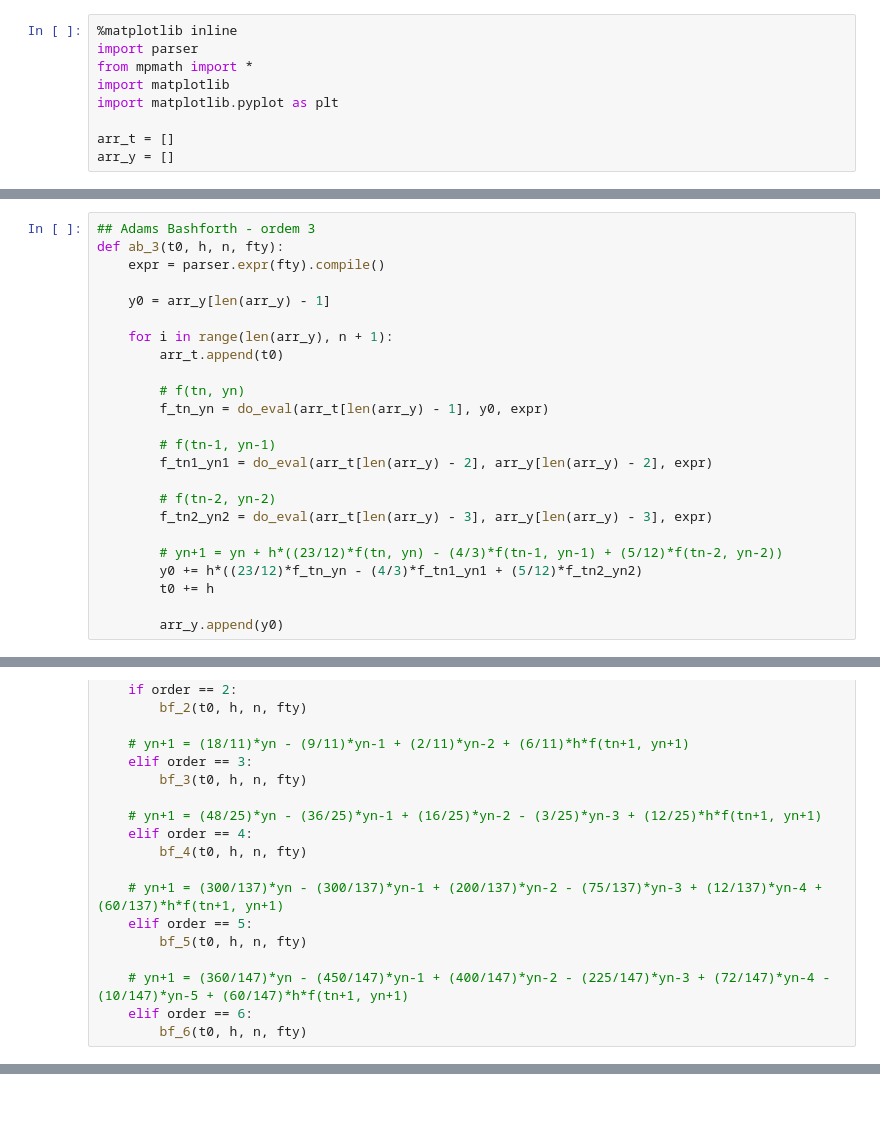
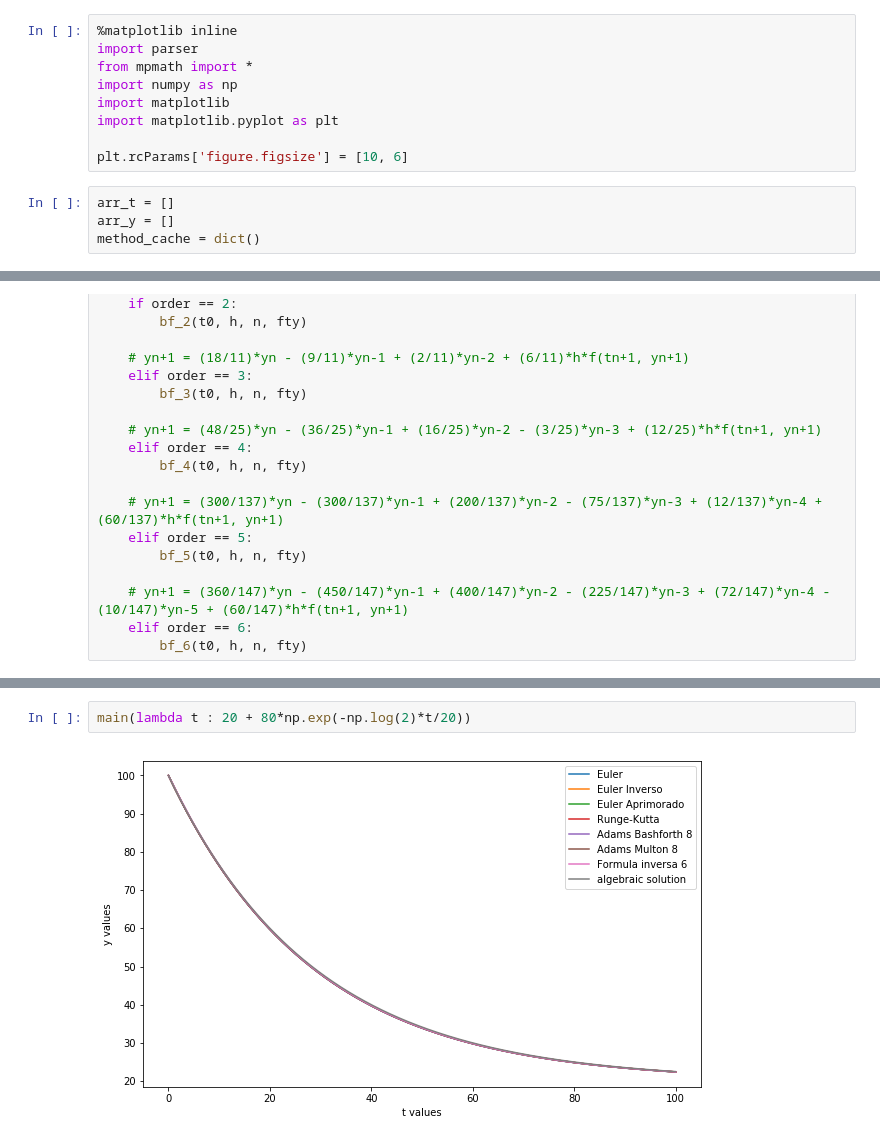
Before and after one commit to MiniMarvin/metodos_v2, a Jupyter notebook: Código.ipynb, the cells around one changed output, grey strips where cells are left out. Drawn from its saved outputs; the diff is of its cells as text; blank space fills up the shorter version.

Commit message:
first version of all the graphics

```diff
--- a/Código.ipynb
+++ b/Código.ipynb
@@ -11,11 +11,15 @@ MathJax.Hub.Config({
 %matplotlib inline
 import parser
 from mpmath import *
+import numpy as np
 import matplotlib
 import matplotlib.pyplot as plt
 
-arr_t = []
-arr_y = []
+plt.rcParams['figure.figsize'] = [10, 6]
+# %%
+arr_t = []
+arr_y = []
+method_cache = dict()
 # %%
 def show_graphic():
     plt.ylabel("y values")
@@ -172,30 +176,6 @@ def ab_2(t0, h, n, fty):
 		t0 += h
 
 		arr_y.append(y0)
-# %%
-## Adams Bashforth - ordem 3
-def ab_3(t0, h, n, fty):
-	expr = parser.expr(fty).compile()
-
-	y0 = arr_y[len(arr_y) - 1]
-
-	for i in range(len(arr_y), n + 1):
-		arr_t.append(t0)
-
-		# f(tn, yn)
-		f_tn_yn = do_eval(arr_t[len(arr_y) - 1], y0, expr)
-
-		# f(tn-1, yn-1)
-		f_tn1_yn1 = do_eval(arr_t[len(arr_y) - 2], arr_y[len(arr_y) - 2], expr)
-
-		# f(tn-2, yn-2)
-		f_tn2_yn2 = do_eval(arr_t[len(arr_y) - 3], arr_y[len(arr_y) - 3], expr)
-
-		# yn+1 = yn + h*((23/12)*f(tn, yn) - (4/3)*f(tn-1, yn-1) + (5/12)*f(tn-2, yn-2))
-		y0 += h*((23/12)*f_tn_yn - (4/3)*f_tn1_yn1 + (5/12)*f_tn2_yn2)
-		t0 += h
-
-		arr_y.append(y0)
 # %%
 ## Adams Bashforth - ordem 3
 def ab_3(t0, h, n, fty):
@@ -1151,0 +1144,4 @@ with open("entrada.txt") as file_in:
+# %%
+main(lambda t : 20 + 80*np.exp(-np.log(2)*t/20))
+# %% [output]
+[figure, added]
```
Also changed, not shown: parts of 6 cells of this notebook, 3 other files.
